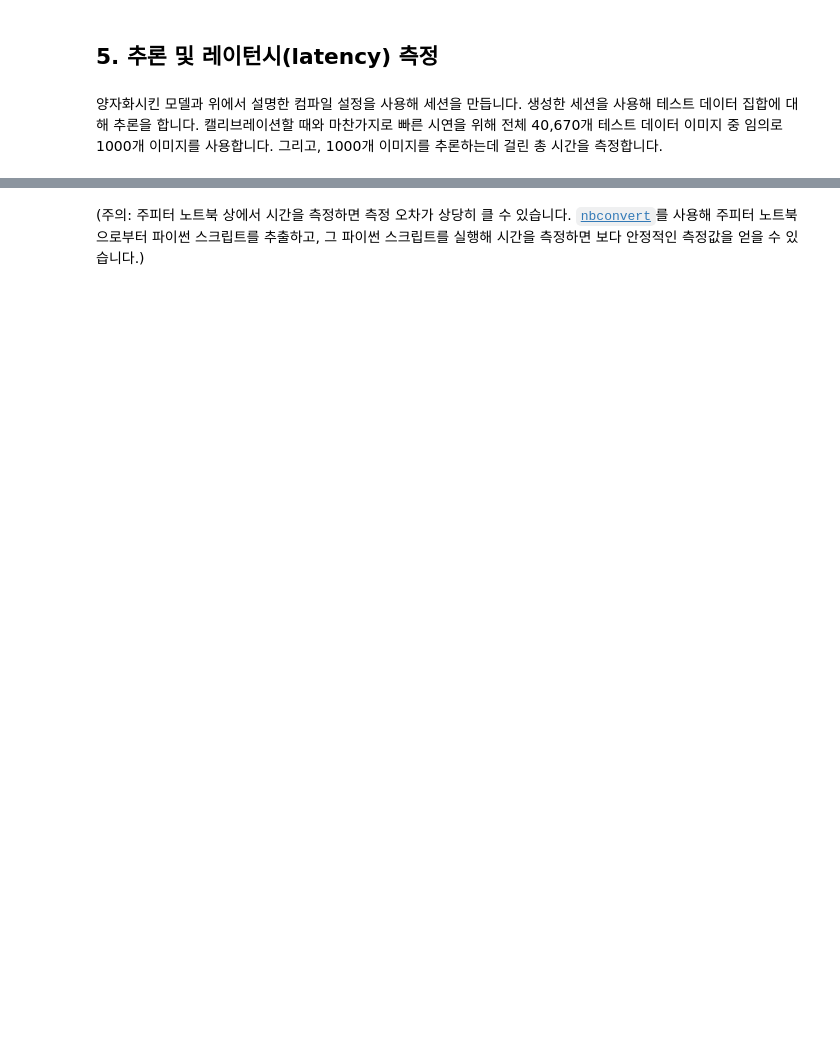
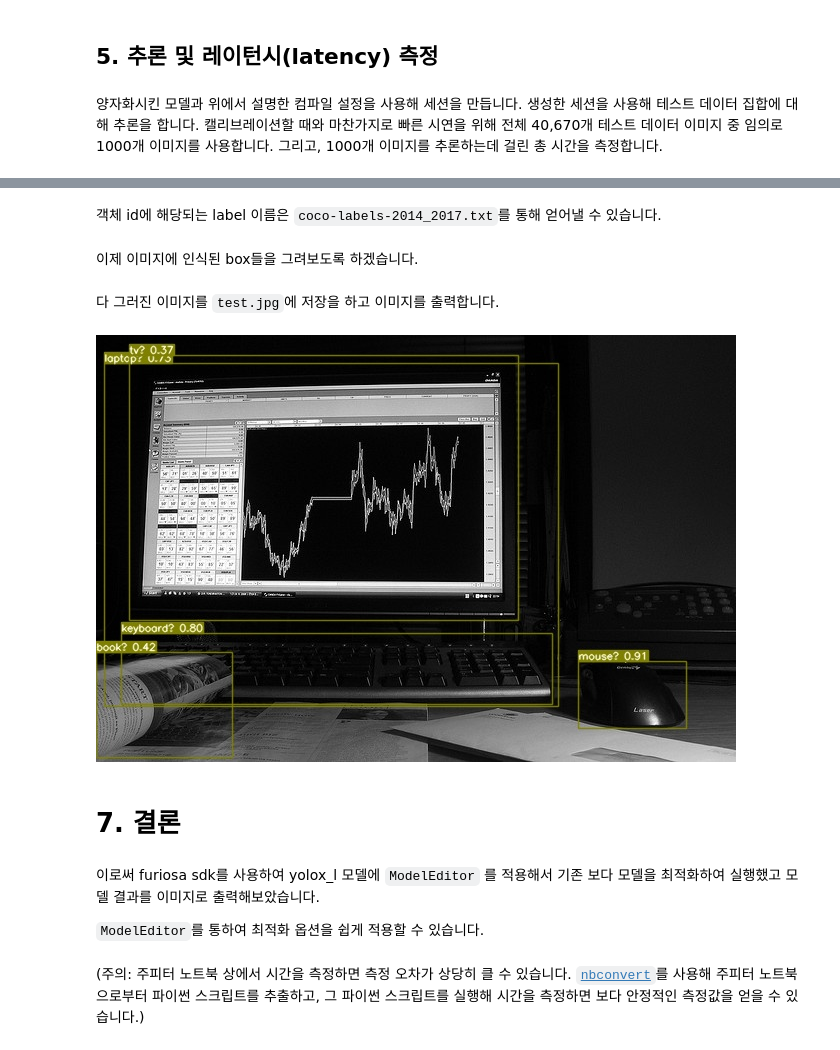
Before and after one commit to furiosa-ai/furiosa-sdk, a Jupyter notebook: examples/notebooks/YOLOX-L.ipynb, the cells around one changed output, grey strips where cells are left out. Cells and saved outputs as stored; diff of their text form; code cells hidden in the pictures; blank space fills up the shorter version.

```diff
--- a/examples/notebooks/YOLOX-L.ipynb
+++ b/examples/notebooks/YOLOX-L.ipynb
@@ -174,11 +304,23 @@ compiler_config = {
 # %%
 total_predictions = 0
 elapsed_time = 0
-with furiosa.runtime.session.create(model_quantized, compiler_config=compiler_config) as session:
-    for image in islice(glob.iglob("coco/test2017/*.jpg"), 1000):
-        inputs = [preproc(cv2.imread(image), (640, 640))[0][np.newaxis, ...]]
+len_of_images = 1000
+list_of_image_name_and_detection = []
+with furiosa.runtime.sync.create_runner(
+    model_quantized, compiler_config=compiler_config
+) as runner:
+    for image in tqdm.tqdm(
+        islice(glob.iglob("coco/test2017/*.jpg"), len_of_images),
+        desc="Evaluation",
+        unit="images",
+        mininterval=0.5,
+        total=len_of_images,
+    ):
         start = time.perf_counter_ns()
-        outputs = session.run(inputs)
+        inputs = preproc(cv2.imread(image), (640, 640))
+        runner_output = runner.run(inputs)
+        detection = postproc(runner_output[0], 80, 0.25, 0.65)
         elapsed_time += time.perf_counter_ns() - start
+        list_of_image_name_and_detection.append((image, detection[0]))
         total_predictions += 1
 # %% [output]
@@ -208,0 +367,2 @@ Average Latency: 14.693362643999999 ms
+# %%
+num_of_box = 5
@@ -208,0 +371,5 @@ Average Latency: 14.693362643999999 ms
+# %%
+index = [
+    l.shape[0] for _, l in list_of_image_name_and_detection if l is not None
+].index(num_of_box)
+image_name, sample_detection = list_of_image_name_and_detection[index]
@@ -208,0 +401,2 @@ Average Latency: 14.693362643999999 ms
+# %% [markdown]
+객체 id에 해당되는 label 이름은 `coco-labels-2014_2017.txt`를 통해 얻어낼 수 있습니다.
@@ -209,2 +406,28 @@ Average Latency: 14.693362643999999 ms
+# %% [markdown]
+이제 이미지에 인식된 box들을 그려보도록 하겠습니다.
+# %%
+sample_image = cv2.imread(image_name)
+for each_box in sample_detection:
+    xyxy = each_box[:4]
+    conf = each_box[4] * each_box[5]
+    cls = each_box[6]
+    label = "%s %.2f" % (names[int(cls)], conf)
+    plot_one_box(xyxy, sample_image, label=label, color=[0, 128, 128], line_thickness=1)
+# %% [markdown]
+다 그러진 이미지를 `test.jpg`에 저장을 하고 이미지를 출력합니다.
+# %%
+cv2.imwrite("test.jpg", sample_image)
+
+from IPython.display import Image, display
+
+display(Image(filename="test.jpg"))
+# %% [output]
+[figure, added]
+# %% [markdown]
+# 7. 결론
+# %% [markdown]
+이로써 furiosa sdk를 사용하여 yolox_l 모델에 `ModelEditor` 를 적용해서 기존 보다 모델을 최적화하여 실행했고 모델 결과를 이미지로 출력해보았습니다.
+
+`ModelEditor`를 통하여 최적화 옵션을 쉽게 적용할 수 있습니다.
 # %% [markdown]
 (주의: 주피터 노트북 상에서 시간을 측정하면 측정 오차가 상당히 클 수 있습니다. [`nbconvert`](https://nbconvert.readthedocs.io/)를 사용해 주피터 노트북으로부터 파이썬 스크립트를 추출하고, 그 파이썬 스크립트를 실행해 시간을 측정하면 보다 안정적인 측정값을 얻을 수 있습니다.)
```
Also changed, not shown: parts of 42 cells of this notebook, 3 other files.
